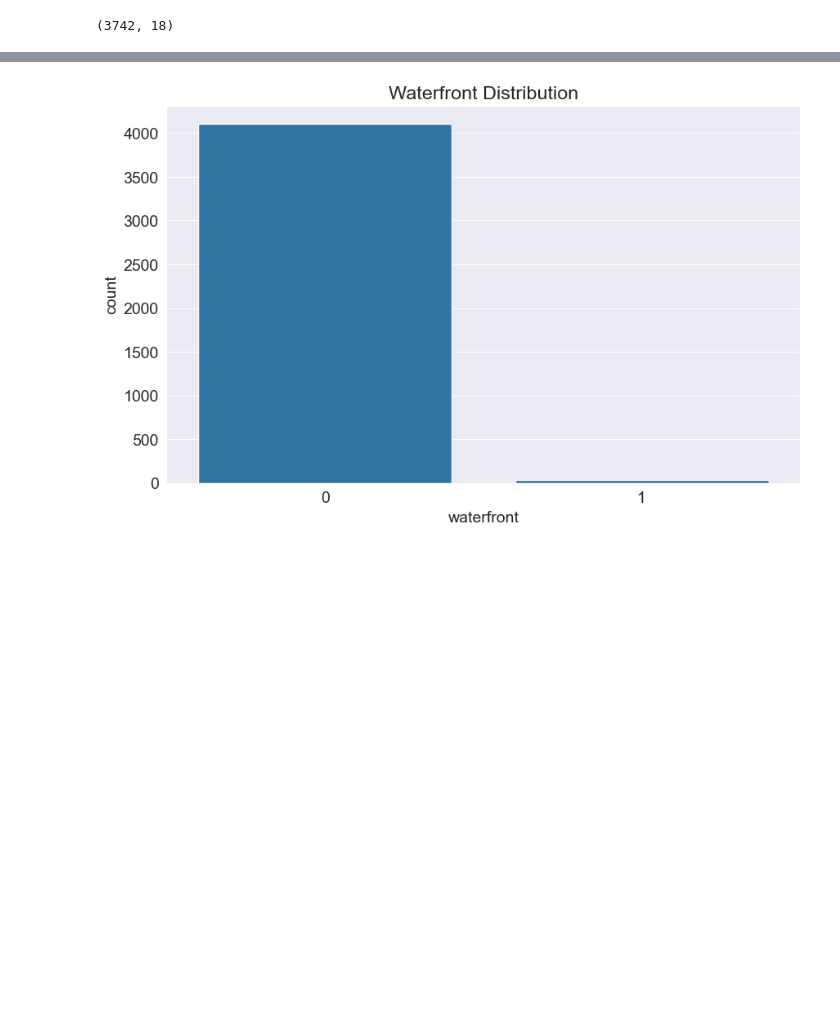
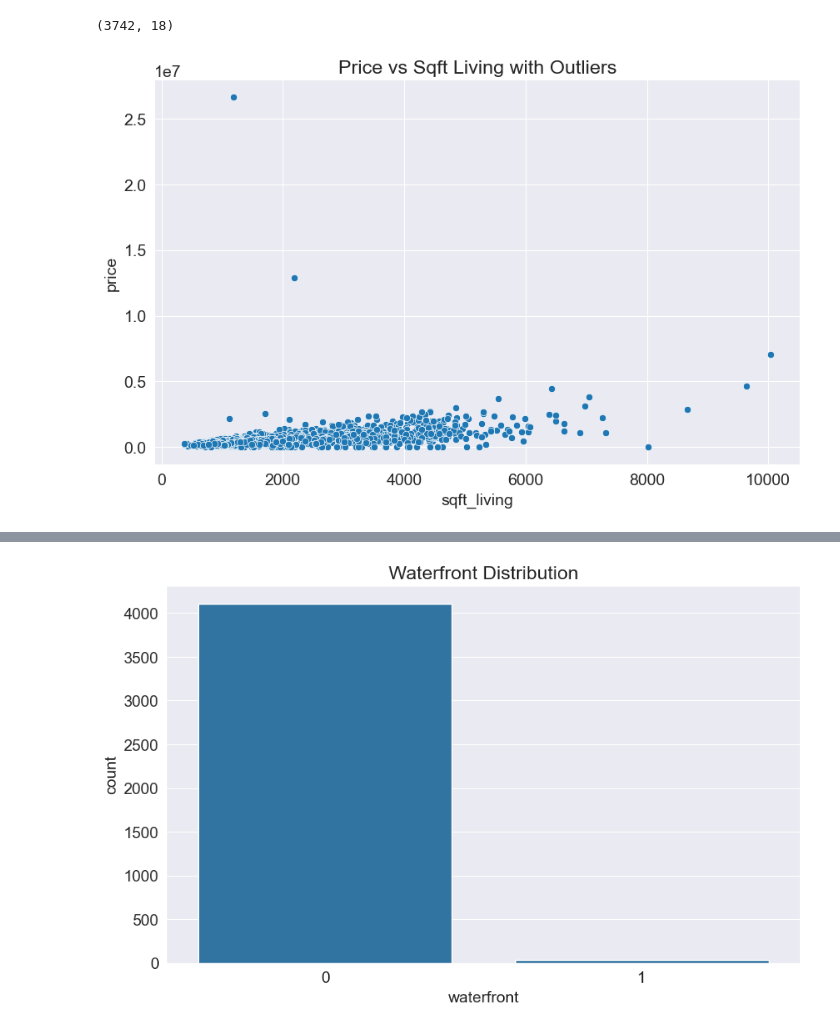
Before and after one commit to hermes-4/USA-House-Price-Prediction, a Jupyter notebook: Final_Project.ipynb, the cells around one changed output, grey strips where cells are left out. Cells and saved outputs as stored; diff of their text form; code cells hidden in the pictures; blank space fills up the shorter version.

```diff
--- a/Final_Project.ipynb
+++ b/Final_Project.ipynb
@@ -155,5 +156,11 @@ housing_df = remove_outliers_zscore(housing_df)
 housing_df.shape
 # %% [output]
 (3742, 18)
+# %%
+sns.scatterplot(raw_df, x='sqft_living', y='price')
+plt.title('Price vs Sqft Living with Outliers')
+plt.show()
+# %% [output]
+[figure, added]
 # %%
 sns.scatterplot(housing_df, x='sqft_living', y='price')
```
Also changed, not shown: parts of 4 cells of this notebook, 2 other files.
